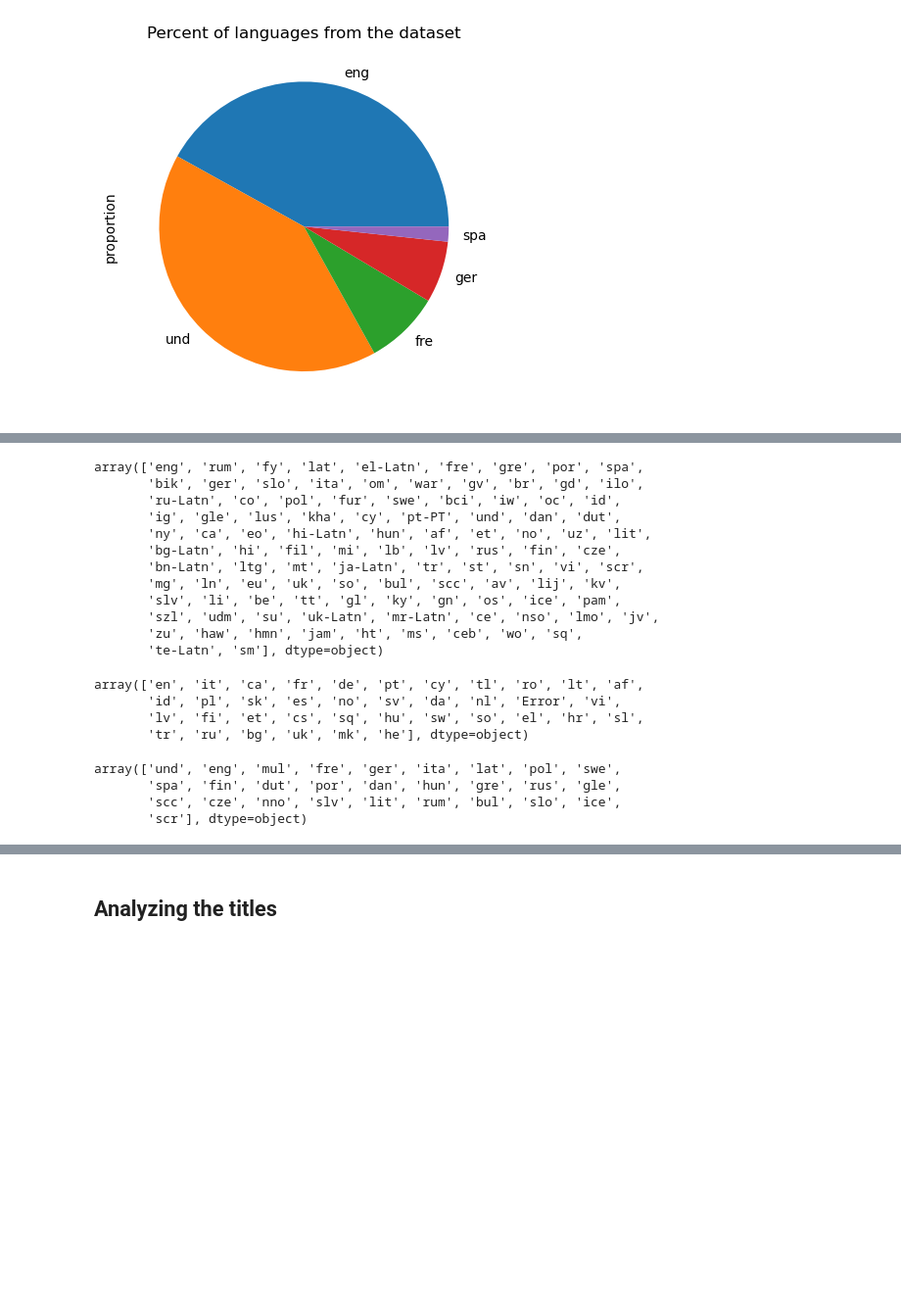
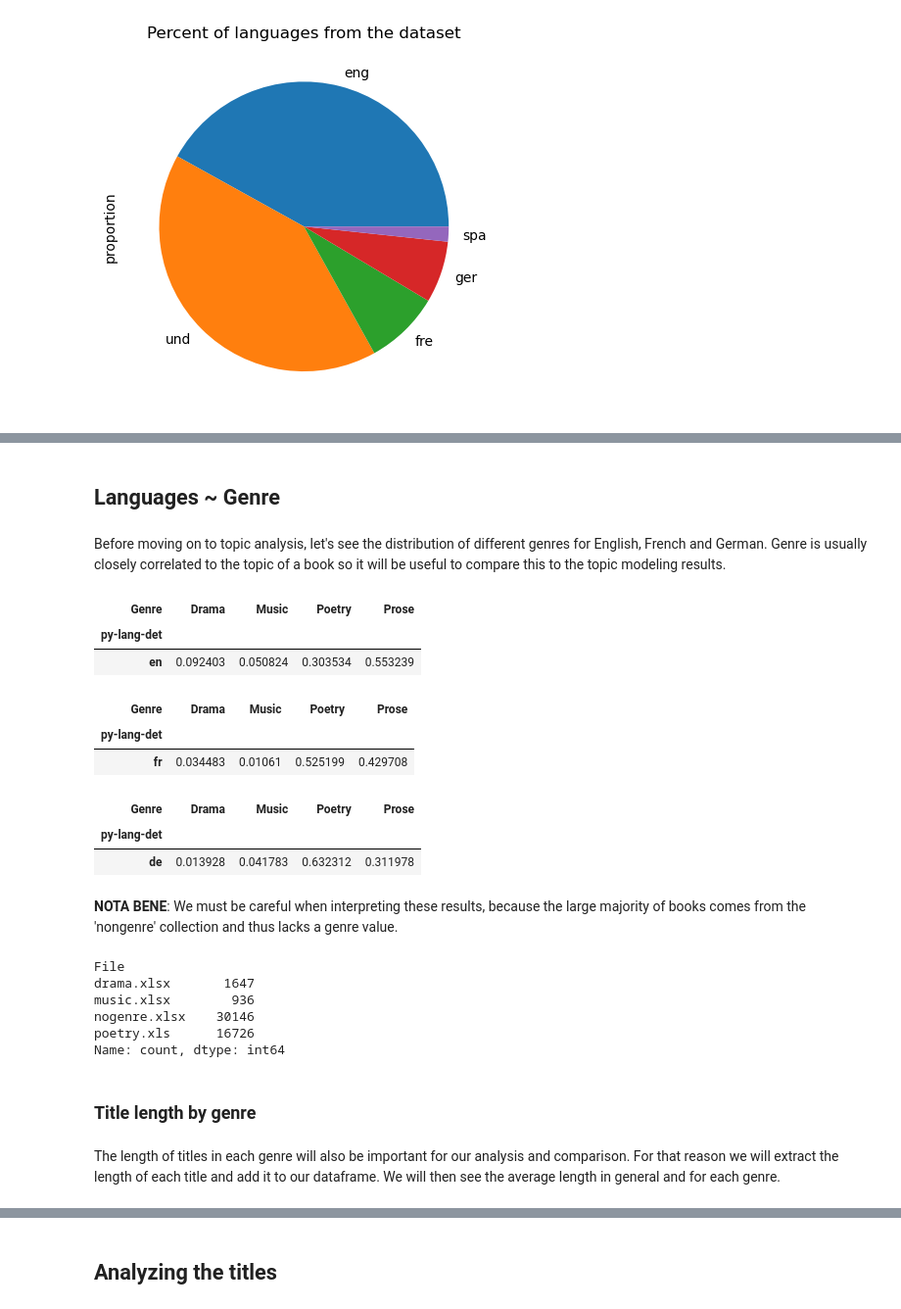
Before and after one commit to petar-soldo/IDH25-individual, a Jupyter notebook: IDH-individual.ipynb, the cells around one changed output, grey strips where cells are left out. Shown at 98% size. Saved outputs shown, nothing was run; the diff lists cells and outputs as text; code cells hidden in the pictures; blank space fills up the shorter version.

Commit message:
Added French, Genre~Language section, title length analysis.

```diff
--- a/IDH-individual.ipynb
+++ b/IDH-individual.ipynb
@@ -175,29 +175,43 @@ lang_data_plot.figure.savefig('lang-data-perc.jpg')
-# %%
-langs_google.unique().sort_values
-# %% [output]
-array(['eng', 'rum', 'fy', 'lat', 'el-Latn', 'fre', 'gre', 'por', 'spa',
-       'bik', 'ger', 'slo', 'ita', 'om', 'war', 'gv', 'br', 'gd', 'ilo',
-       'ru-Latn', 'co', 'pol', 'fur', 'swe', 'bci', 'iw', 'oc', 'id',
-       'ig', 'gle', 'lus', 'kha', 'cy', 'pt-PT', 'und', 'dan', 'dut',
-       'ny', 'ca', 'eo', 'hi-Latn', 'hun', 'af', 'et', 'no', 'uz', 'lit',
-       'bg-Latn', 'hi', 'fil', 'mi', 'lb', 'lv', 'rus', 'fin', 'cze',
-       'bn-Latn', 'ltg', 'mt', 'ja-Latn', 'tr', 'st', 'sn', 'vi', 'scr',
-       'mg', 'ln', 'eu', 'uk', 'so', 'bul', 'scc', 'av', 'lij', 'kv',
-       'slv', 'li', 'be', 'tt', 'gl', 'ky', 'gn', 'os', 'ice', 'pam',
-       'szl', 'udm', 'su', 'uk-Latn', 'mr-Latn', 'ce', 'nso', 'lmo', 'jv',
-       'zu', 'haw', 'hmn', 'jam', 'ht', 'ms', 'ceb', 'wo', 'sq',
-       'te-Latn', 'sm'], dtype=object)
-# %%
-langs_py.unique().sort_values
-# %% [output]
-array(['en', 'it', 'ca', 'fr', 'de', 'pt', 'cy', 'tl', 'ro', 'lt', 'af',
-       'id', 'pl', 'sk', 'es', 'no', 'sv', 'da', 'nl', 'Error', 'vi',
-       'lv', 'fi', 'et', 'cs', 'sq', 'hu', 'sw', 'so', 'el', 'hr', 'sl',
-       'tr', 'ru', 'bg', 'uk', 'mk', 'he'], dtype=object)
-# %%
-langs_data.unique()
-# %% [output]
-array(['und', 'eng', 'mul', 'fre', 'ger', 'ita', 'lat', 'pol', 'swe',
-       'spa', 'fin', 'dut', 'por', 'dan', 'hun', 'gre', 'rus', 'gle',
-       'scc', 'cze', 'nno', 'slv', 'lit', 'rum', 'bul', 'slo', 'ice',
-       'scr'], dtype=object)
+# %% [markdown]
+## Languages ~ Genre
+# %% [markdown]
+Before moving on to topic analysis, let's see the distribution of different genres for English, French and German. Genre is usually closely correlated to the topic of a book so it will be useful to compare this to the topic modeling results.
+# %%
+pd.crosstab(books_df['py-lang-det'].loc[books_df['py-lang-det'] == "en"],
+            books_df['Genre'],
+            normalize =True)
+# %% [output]
+| Genre | Drama | Music | Poetry | Prose |
+| py-lang-det |  |  |  |  |
+| en | 0.092403 | 0.050824 | 0.303534 | 0.553239 |
+# %%
+pd.crosstab(books_df['py-lang-det'].loc[books_df['py-lang-det'] == "fr"],
+            books_df['Genre'],
+            normalize =True)
+# %% [output]
+| Genre | Drama | Music | Poetry | Prose |
+| py-lang-det |  |  |  |  |
+| fr | 0.034483 | 0.01061 | 0.525199 | 0.429708 |
+# %%
+pd.crosstab(books_df['py-lang-det'].loc[books_df['py-lang-det'] == "de"],
+            books_df['Genre'],
+            normalize =True)
+# %% [output]
+| Genre | Drama | Music | Poetry | Prose |
+| py-lang-det |  |  |  |  |
+| de | 0.013928 | 0.041783 | 0.632312 | 0.311978 |
+# %% [markdown]
+**NOTA BENE**: We must be careful when interpreting these results, because the large majority of books comes from the 'nongenre' collection and thus lacks a genre value.
+# %%
+books_df.groupby("File")['File'].value_counts()
+# %% [output]
+File
+drama.xlsx       1647
+music.xlsx        936
+nogenre.xlsx    30146
+poetry.xls      16726
+Name: count, dtype: int64
+# %% [markdown]
+### Title length by genre
+# %% [markdown]
+The length of titles in each genre will also be important for our analysis and comparison. For that reason we will extract the length of each title and add it to our dataframe. We will then see the average length in general and for each genre.
```
Also changed, not shown: parts of 23 cells of this notebook.
